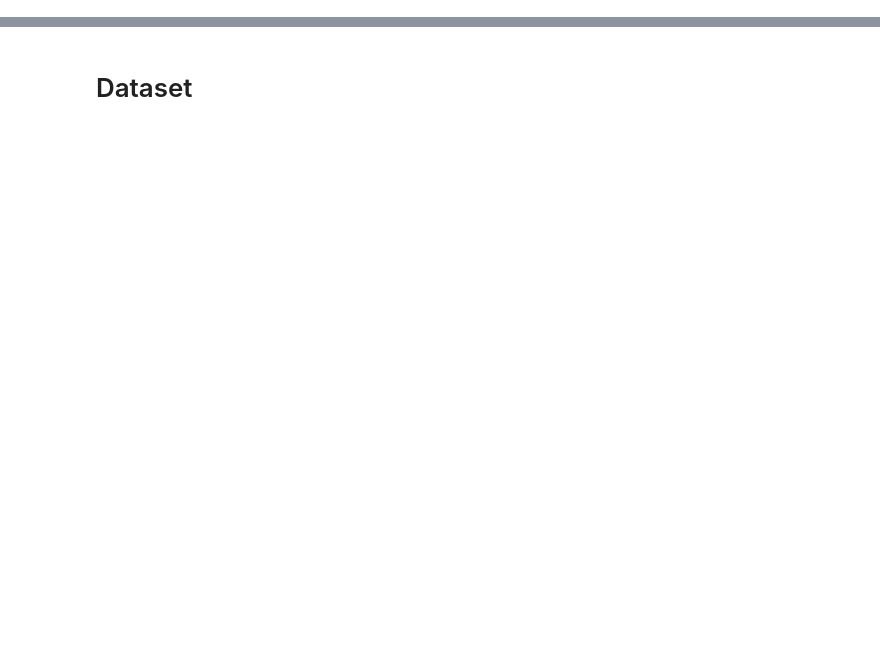
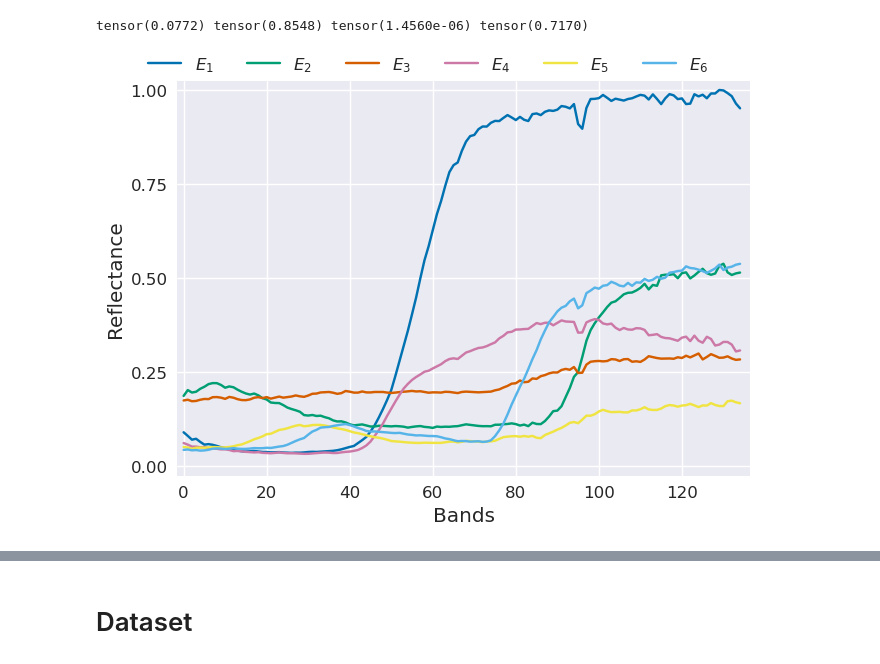
Before and after one commit to SolidusAbi/CLHU, a Jupyter notebook: notebooks/DLR_HySU.ipynb, the cells around one changed output, grey strips where cells are left out. Drawn from its saved outputs; the diff is of its cells as text; code cells hidden in the pictures; blank space fills up the shorter version.

```diff
--- a/notebooks/DLR_HySU.ipynb
+++ b/notebooks/DLR_HySU.ipynb
@@ -12,0 +116,5 @@ plt.style.use('seaborn-v0_8')
+# %%
+n_bands = dataset.n_bands
+model = ContrastiveUnmixing(n_bands, n_endmembers, endmember_init=logit_endmember_init)
+# train(model, n_endmembers, dataset, n_batchs=32, n_epochs=100, lr=1e-3)
+train(model, n_endmembers, dataset, n_batchs=50, n_epochs=25, lr=1e-3, simplex_weight=1e-2)
@@ -12,0 +145,37 @@ plt.style.use('seaborn-v0_8')
+# %%
+from scipy import io as sio
+# data = sio.loadmat(os.path.join(config.DLR_HySU_PATH,'mat','large_targets.mat'))
+data = sio.loadmat(os.path.join(config.DLR_HySU_PATH,'mat','all_targets.mat'))
+data.keys()
+
+_X = torch.tensor(data['X']).float()
+_X = _X /(_X.max() + 1e-3)
+n_rows, n_cols, n_bands = _X.shape
+_X = _X.reshape(-1, n_bands)
+# _X = dataset.X
+
+
+
+model.eval()
+model = model.cpu()
+reconstruc = model(_X)
+with torch.no_grad():
+    print(criterion(reconstruc, _X).cpu(), entropy_reg(model.A).cpu(), volume_reg(sigmoid(model.ebk)).cpu(),
+         similarity_reg(sigmoid(model.ebk)).cpu())
+# %% [output]
+tensor(0.0772) tensor(0.8548) tensor(1.4560e-06) tensor(0.7170)
+# %%
+from pysptools import eea
+n_endmembers = dataset.n_endmembers
+# n_endmembers = 6
+
+ee = eea.NFINDR()
+endmember = ee.extract(_X.reshape(n_rows, n_cols, n_bands).numpy(), n_endmembers)
+endmember_init = torch.from_numpy(endmember).float()
+logit_endmember_init = torch.log((endmember_init / (1-endmember_init) + 1e-12))
+
+# from utils import plot_endmembers
+fig = plot_endmembers(endmember_init)
+plt.show(fig)
+# %% [output]
+[figure, added]
```
Also changed, not shown: parts of 60 cells of this notebook, 3 other files.
